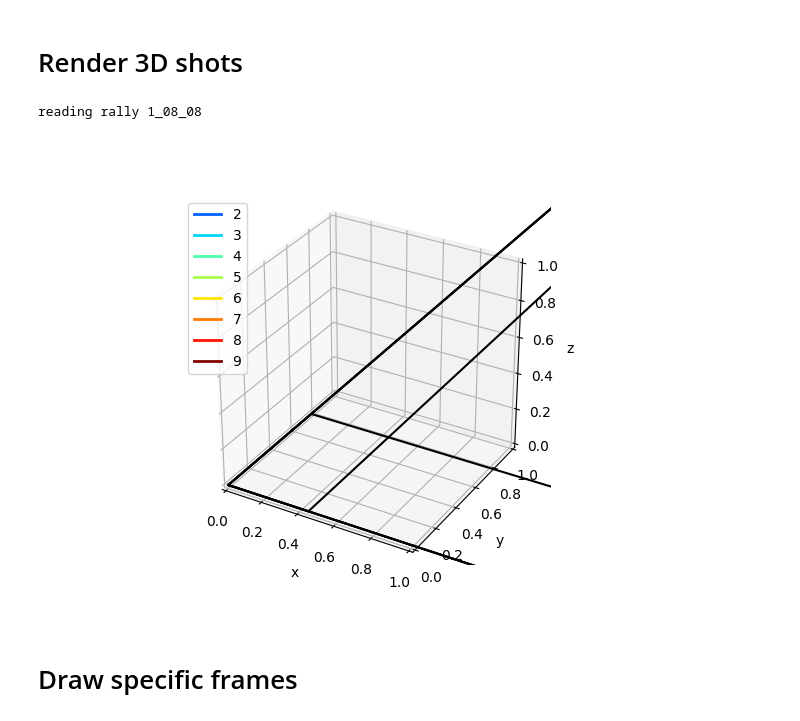
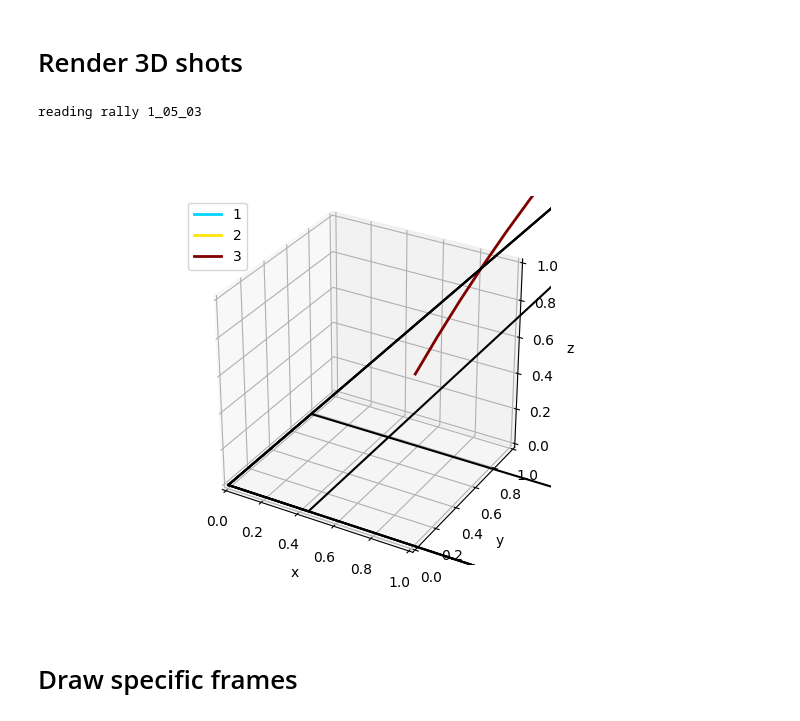
Before and after one commit to jhwang7628/monotrack, a Jupyter notebook: notebooks/visualization.ipynb, the cells around one changed output. Cells and saved outputs as stored; diff of their text form; code cells hidden in the pictures.

```diff
--- a/notebooks/visualization.ipynb
+++ b/notebooks/visualization.ipynb
@@ -431,7 +431,7 @@ dataset_root = Path("/home/juiwang/ai-badminton/data/tracknetv2_042022/professio
 match_path = dataset_root / "test_match3"
 
 rallies = [x.stem for x in sorted((match_path / "rally_video").glob("*.mp4"))]
-rallies = ["1_08_08"]
+rallies = ["1_05_03"]
 
 fig = plt.figure()
 ax = plt.axes(projection="3d")
@@ -451,35 +451,35 @@ for rally in rallies:
     frames = hits["frames"]
     assert len(frames) == len(ids)
 
     N = len(frames)
 
     trajectories = []
 
     trajectories.append(trajectory3d[:frames[0], :])
     for ii in range(N-1):
         trajectories.append(trajectory3d[frames[ii]:frames[ii+1], :])
     if frames[-1] != len(trajectory3d):
         trajectories.append(trajectory3d[frames[-1]:, :])
 
     #trajectories = trajectories[:8]
     colors = plt.cm.jet(np.linspace(0,1,len(trajectories)))
     for idx, traj in enumerate(trajectories):
         if is_valid_trajectory(traj):
             ax.plot3D(
                 traj[:,0],
                 traj[:,1],
                 traj[:,2],
                 linewidth=2,
                 color=colors[idx],
                 label=idx
             )
     plt.legend()
     draw_court_lines_and_net_3d(ax)
 
 plt.show()
 # %% [output]
-reading rally 1_08_08
+reading rally 1_05_03
-[figure, old version]
+[figure, new version]
 # %% [markdown]
 # Draw specific frames
 # %%
```
Also changed, not shown: 1 other file.
